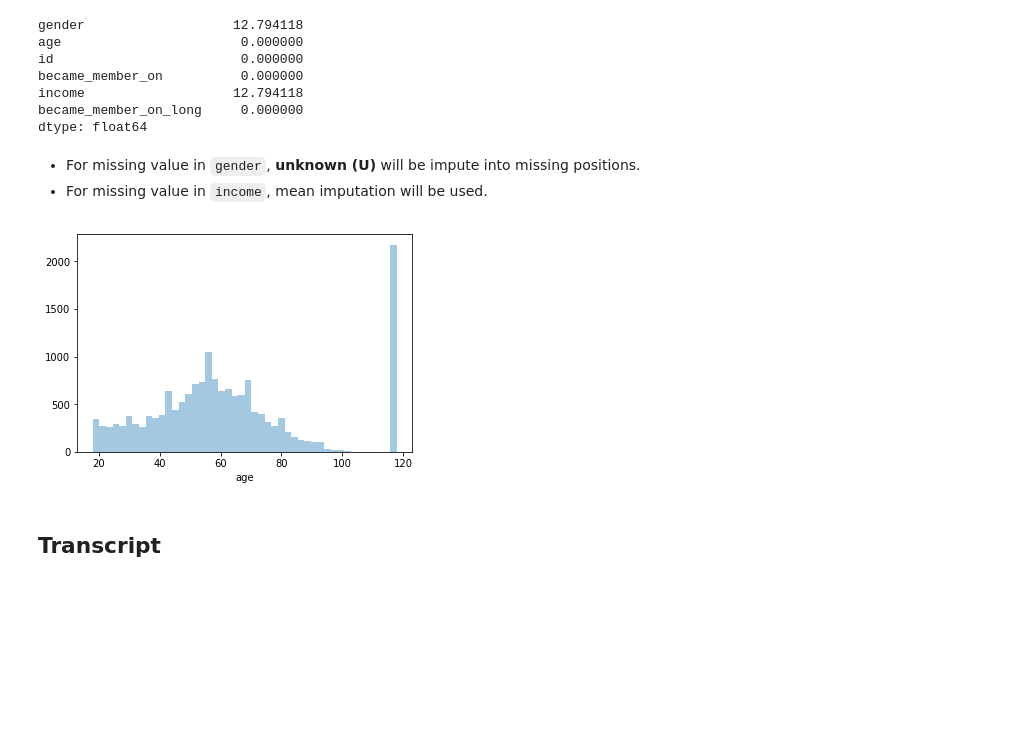
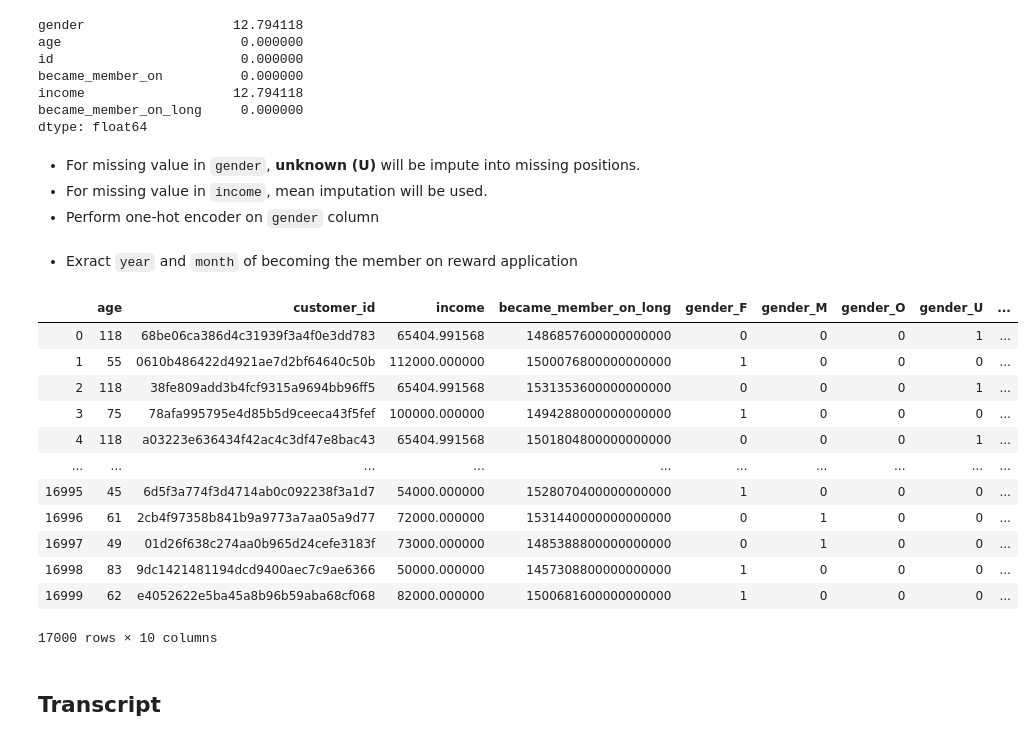
Before and after one commit to wasuratme96/machine_learning_nano_degree, a Jupyter notebook: Capstone Project/Starbuck Reward Program/Machine Learning Engineer Nano-degree ; Capstone Project - Starbuck Campaign Data.ipynb, the cells around one changed output. Saved outputs shown, nothing was run; the diff lists cells and outputs as text; code cells hidden in the pictures; blank space fills up the shorter version.

```diff
--- a/Capstone Project/Starbuck Reward Program/Machine Learning Engineer Nano-degree ; Capstone Project - Starbuck Campaign Data.ipynb
+++ b/Capstone Project/Starbuck Reward Program/Machine Learning Engineer Nano-degree ; Capstone Project - Starbuck Campaign Data.ipynb
@@ -115,14 +104,37 @@ dtype: float64
 # %% [markdown]
 - For missing value in `gender`, **unknown (U)** will be impute into missing positions.
 - For missing value in `income`, mean imputation will be used.
+- Perform one-hot encoder on `gender` column
 # %%
 profile['gender'].fillna('U', inplace = True)
 profile['income'].fillna(profile['income'].mean(), inplace = True)
+
+profile = profile.join(pd.get_dummies(profile.pop('gender')).add_prefix('gender_'))
-# %%
-sns.distplot(profile['age'],kde = False)
-plt.show()
-# %% [output]
-[figure, removed]
+# %% [markdown]
+- Exract `year` and `month` of becoming the member on reward application
+# %%
+profile['start_year'] = profile.became_member_on.dt.year
+profile['start_month'] = profile.became_member_on.dt.month
+profile.drop('became_member_on', axis = 1, inplace = True)
+
+# Rename column
+profile.rename(columns = {'id':'customer_id'}, inplace = True)
+# %%
+profile
+# %% [output]
+|  | age | customer_id | income | became_member_on_long | gender_F | gender_M | gender_O | gender_U | ... |
+| 0 | 118 | 68be06ca386d4c31939f3a4f0e3dd783 | 65404.991568 | 1486857600000000000 | 0 | 0 | 0 | 1 | ... |
+| 1 | 55 | 0610b486422d4921ae7d2bf64640c50b | 112000.000000 | 1500076800000000000 | 1 | 0 | 0 | 0 | ... |
+| 2 | 118 | 38fe809add3b4fcf9315a9694bb96ff5 | 65404.991568 | 1531353600000000000 | 0 | 0 | 0 | 1 | ... |
+| 3 | 75 | 78afa995795e4d85b5d9ceeca43f5fef | 100000.000000 | 1494288000000000000 | 1 | 0 | 0 | 0 | ... |
+| 4 | 118 | a03223e636434f42ac4c3df47e8bac43 | 65404.991568 | 1501804800000000000 | 0 | 0 | 0 | 1 | ... |
+| ... | ... | ... | ... | ... | ... | ... | ... | ... | ... |
+| 16995 | 45 | 6d5f3a774f3d4714ab0c092238f3a1d7 | 54000.000000 | 1528070400000000000 | 1 | 0 | 0 | 0 | ... |
+| 16996 | 61 | 2cb4f97358b841b9a9773a7aa05a9d77 | 72000.000000 | 1531440000000000000 | 0 | 1 | 0 | 0 | ... |
+| 16997 | 49 | 01d26f638c274aa0b965d24cefe3183f | 73000.000000 | 1485388800000000000 | 0 | 1 | 0 | 0 | ... |
+| 16998 | 83 | 9dc1421481194dcd9400aec7c9ae6366 | 50000.000000 | 1457308800000000000 | 1 | 0 | 0 | 0 | ... |
+| 16999 | 62 | e4052622e5ba45a8b96b59aba68cf068 | 82000.000000 | 1500681600000000000 | 1 | 0 | 0 | 0 | ... |
+17000 rows × 10 columns
 # %% [markdown]
 ## Transcript
 # %%
```
Also changed, not shown: parts of 8 cells of this notebook.
